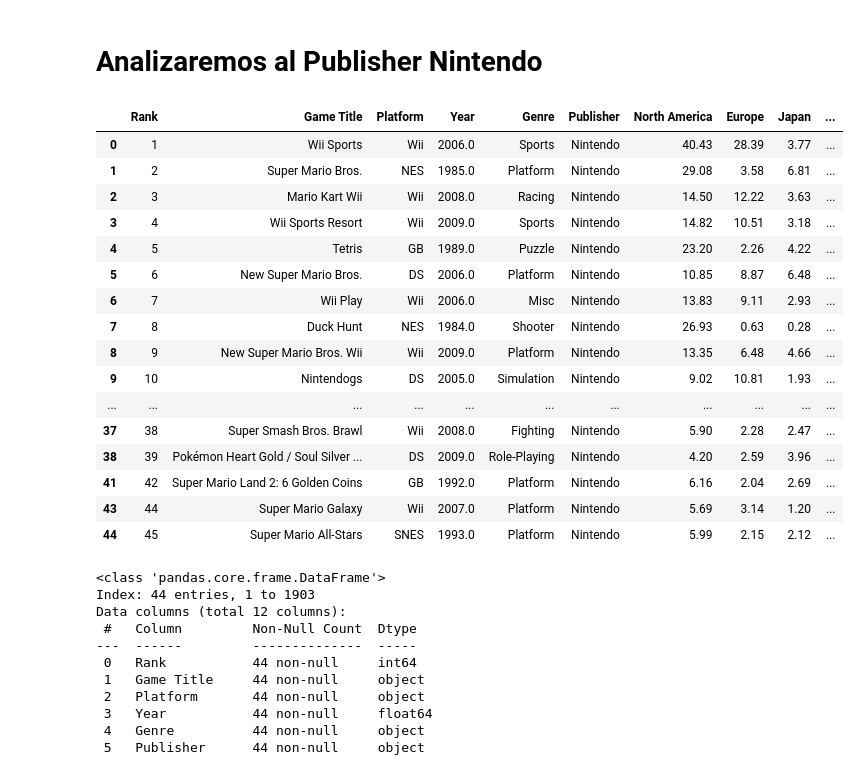
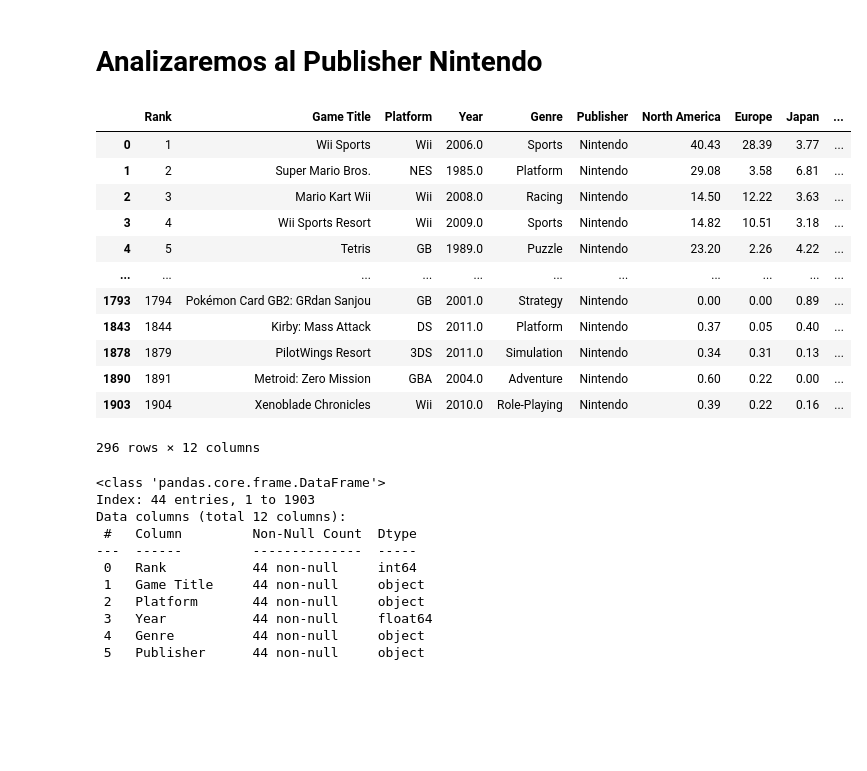
Before and after one commit to pablo-mada/Proyecto-Final, a Jupyter notebook: Notebooks/03_Trabajo_con_DataSet_Editado.ipynb, the cells around one changed output. Saved outputs shown, nothing was run; the diff lists cells and outputs as text; code cells hidden in the pictures; blank space fills up the shorter version.

```diff
--- a/Notebooks/03_Trabajo_con_DataSet_Editado.ipynb
+++ b/Notebooks/03_Trabajo_con_DataSet_Editado.ipynb
@@ -15,25 +15,21 @@ df.head()
 # Analizaremos al Publisher Nintendo
 # %%
 df_nintendo=df[df['Publisher'] =='Nintendo']
-df_nintendo.head(30)
+df_nintendo
 # %% [output]
 |  | Rank | Game Title | Platform | Year | Genre | Publisher | North America | Europe | Japan | ... |
 | 0 | 1 | Wii Sports | Wii | 2006.0 | Sports | Nintendo | 40.43 | 28.39 | 3.77 | ... |
 | 1 | 2 | Super Mario Bros. | NES | 1985.0 | Platform | Nintendo | 29.08 | 3.58 | 6.81 | ... |
 | 2 | 3 | Mario Kart Wii | Wii | 2008.0 | Racing | Nintendo | 14.50 | 12.22 | 3.63 | ... |
 | 3 | 4 | Wii Sports Resort | Wii | 2009.0 | Sports | Nintendo | 14.82 | 10.51 | 3.18 | ... |
 | 4 | 5 | Tetris | GB | 1989.0 | Puzzle | Nintendo | 23.20 | 2.26 | 4.22 | ... |
-| 5 | 6 | New Super Mario Bros. | DS | 2006.0 | Platform | Nintendo | 10.85 | 8.87 | 6.48 | ... |
-| 6 | 7 | Wii Play | Wii | 2006.0 | Misc | Nintendo | 13.83 | 9.11 | 2.93 | ... |
-| 7 | 8 | Duck Hunt | NES | 1984.0 | Shooter | Nintendo | 26.93 | 0.63 | 0.28 | ... |
-| 8 | 9 | New Super Mario Bros. Wii | Wii | 2009.0 | Platform | Nintendo | 13.35 | 6.48 | 4.66 | ... |
-| 9 | 10 | Nintendogs | DS | 2005.0 | Simulation | Nintendo | 9.02 | 10.81 | 1.93 | ... |
 | ... | ... | ... | ... | ... | ... | ... | ... | ... | ... | ... |
-| 37 | 38 | Super Smash Bros. Brawl | Wii | 2008.0 | Fighting | Nintendo | 5.90 | 2.28 | 2.47 | ... |
-| 38 | 39 | Pokémon Heart Gold / Soul Silver ... | DS | 2009.0 | Role-Playing | Nintendo | 4.20 | 2.59 | 3.96 | ... |
-| 41 | 42 | Super Mario Land 2: 6 Golden Coins | GB | 1992.0 | Platform | Nintendo | 6.16 | 2.04 | 2.69 | ... |
-| 43 | 44 | Super Mario Galaxy | Wii | 2007.0 | Platform | Nintendo | 5.69 | 3.14 | 1.20 | ... |
-| 44 | 45 | Super Mario All-Stars | SNES | 1993.0 | Platform | Nintendo | 5.99 | 2.15 | 2.12 | ... |
+| 1793 | 1794 | Pokémon Card GB2: GRdan Sanjou | GB | 2001.0 | Strategy | Nintendo | 0.00 | 0.00 | 0.89 | ... |
+| 1843 | 1844 | Kirby: Mass Attack | DS | 2011.0 | Platform | Nintendo | 0.37 | 0.05 | 0.40 | ... |
+| 1878 | 1879 | PilotWings Resort | 3DS | 2011.0 | Simulation | Nintendo | 0.34 | 0.31 | 0.13 | ... |
+| 1890 | 1891 | Metroid: Zero Mission | GBA | 2004.0 | Adventure | Nintendo | 0.60 | 0.22 | 0.00 | ... |
+| 1903 | 1904 | Xenoblade Chronicles | Wii | 2010.0 | Role-Playing | Nintendo | 0.39 | 0.22 | 0.16 | ... |
+296 rows × 12 columns
 # %%
 #df_nintendo[df_nintendo['Review']>90].info()
 # %% [output]
```
Also changed, not shown: parts of 4 cells of this notebook.
